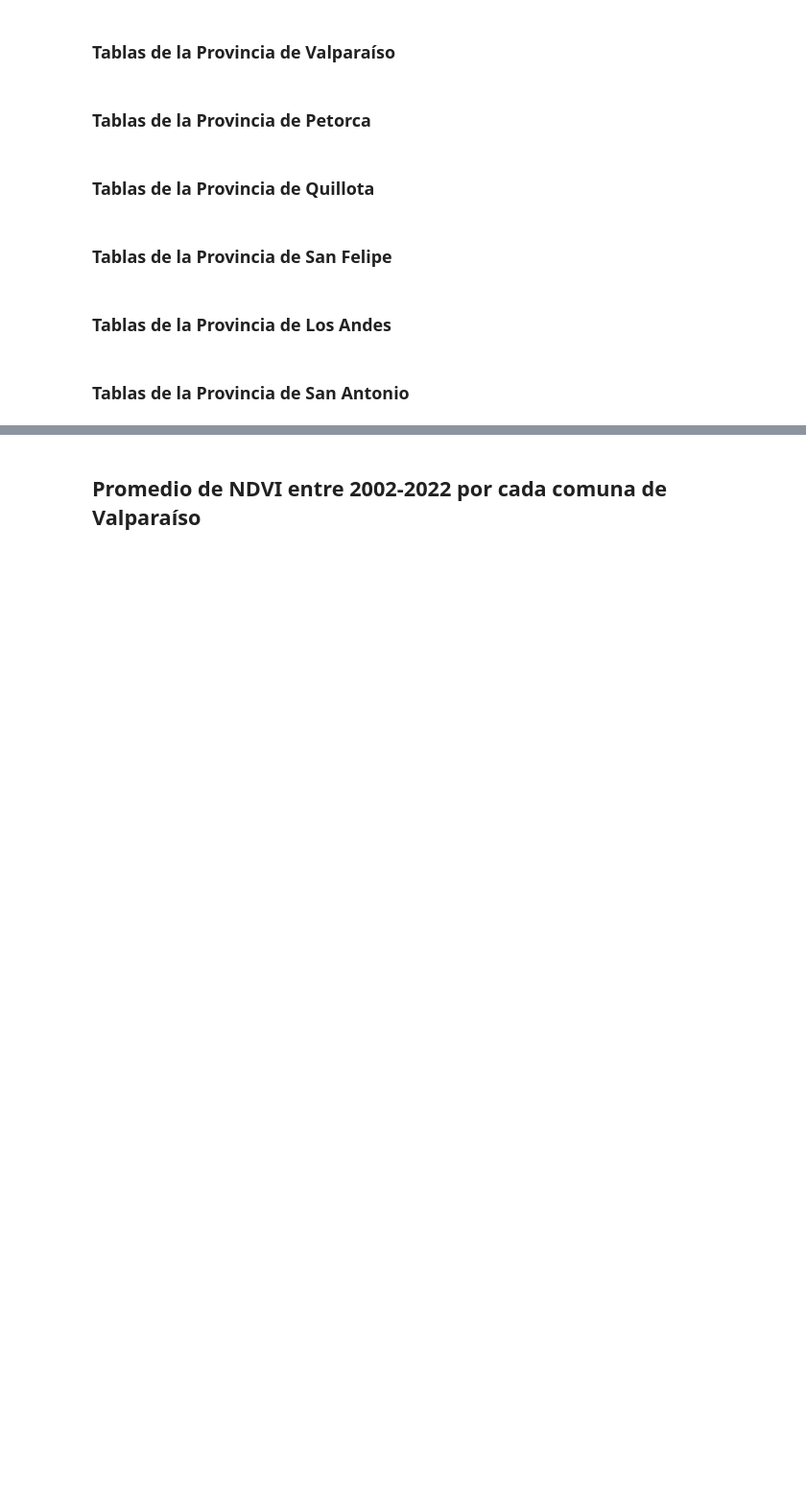
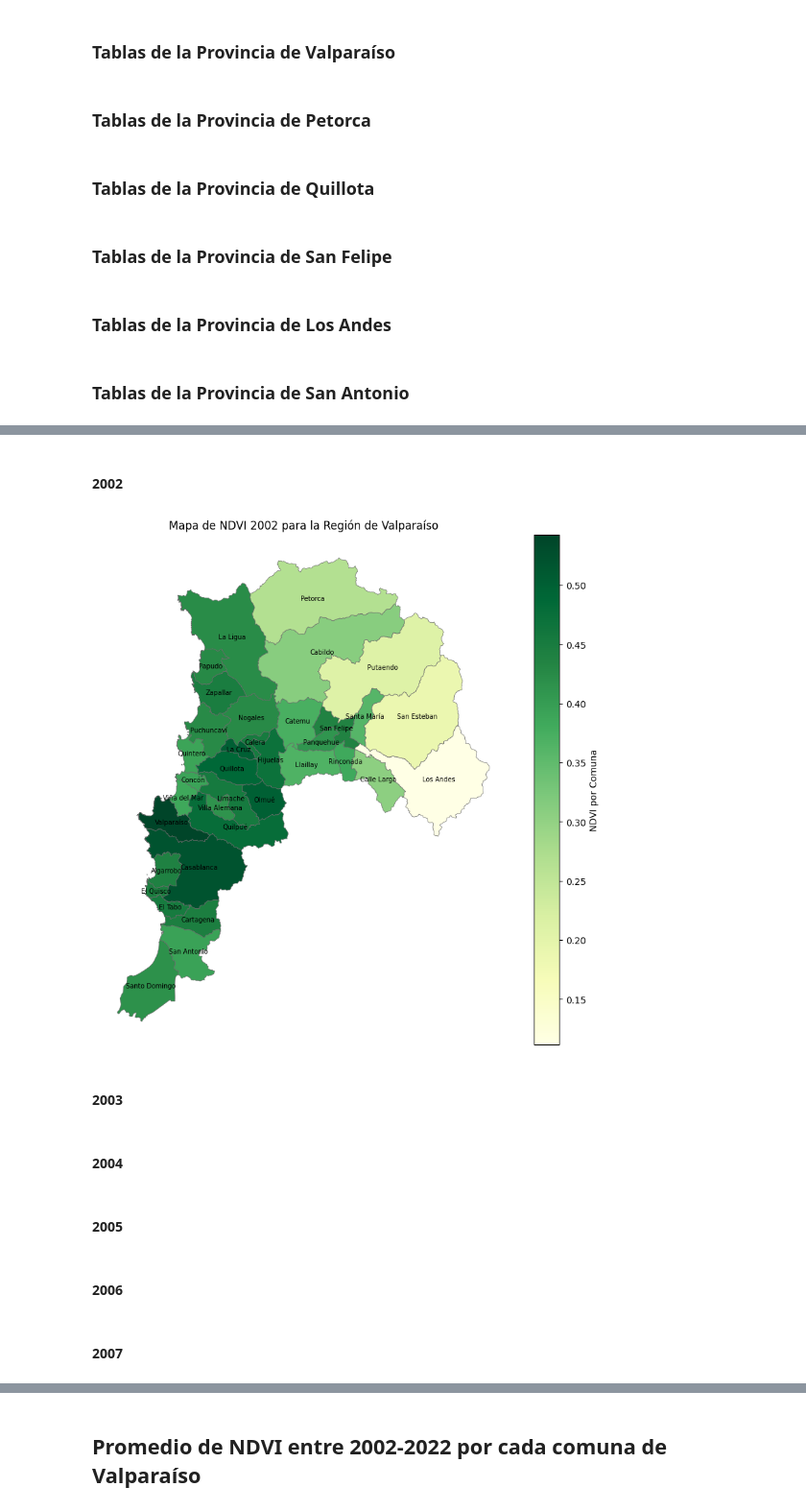
Before and after one commit to barbarapatino/Programa-de-investigacion-en-pregrado-IPRE-Green-Spaces-in-Valparaiso, a Jupyter notebook: code/estadisticas_valparaiso.ipynb, the cells around one changed output, grey strips where cells are left out. Shown at 96% size. Cells and saved outputs as stored; diff of their text form; code cells hidden in the pictures; blank space fills up the shorter version.

Commit message:
mapa Verano NDVI comunas de la Region de Valparaiso 2002

```diff
--- a/code/estadisticas_valparaiso.ipynb
+++ b/code/estadisticas_valparaiso.ipynb
@@ -116,0 +160,47 @@ df_winter_provincia_valparaiso = df_winter_valparaiso_copy[df_winter_valparaiso_
+# %%
+#Columnas de interés
+gdf = gdf[['cod_comuna', 'Comuna', 'geometry']]
+# %%
+# Unir los dos dataframes por el código de la comuna
+# Asegúrate de que los nombres de las columnas coincidan en ambos dataframes
+df_merged = gdf.merge(df_summer_valparaiso_copy, how='left', left_on='cod_comuna', right_on='COD_COMUNA')
+# %%
+df_merged['2002_NDVI'] = df_merged['2002_NDVI'].fillna(0)
+# %% [markdown]
+#### 2002
+# %%
+df_merged = df_merged.dropna(subset=['2002_NDVI'])
+# %%
+fig, ax = plt.subplots(1, 1, figsize=(10, 10))  # Aumentar más el tamaño de la figura
+
+df_merged.plot(column='2002_NDVI', ax=ax, legend=True,
+              legend_kwds={'label': "NDVI por Comuna"},
+              cmap='YlGn',  # Paleta de colores: 'YlGn' de amarillo a verde
+              missing_kwds={'color': 'lightgray'},  # Comunas sin datos tendrán color gris
+              edgecolor='dimgray', linewidth=0.5)  # Agregar bordes negros a las comunas
+
+for i, row in df_merged.iterrows():
+    x, y = row['geometry'].centroid.x, row['geometry'].centroid.y
+    label = f"{row['NOM_COM']}"  # Mostrar el nombre y el valor de NDVI
+    ax.text(x, y, label, fontsize=7, ha='center', va='center', color='black', fontweight=550)
+
+#for i, row in df_merged.iterrows():
+#    x, y = row['geometry'].centroid.x, row['geometry'].centroid.y
+#    label = f"{row['NOM_COM']}: {row['2002_NDVI']:.2f}"  # Mostrar el nombre y el valor de NDVI
+#    ax.text(x, y, label, fontsize=5.5, ha='center', va='center', color='black', fontweight=570)
+
+ax.set_axis_off()
+plt.title('Mapa de NDVI 2002 para la Región de Valparaíso')
+plt.show()
+# %% [output]
+[figure, added]
+# %% [markdown]
+#### 2003
+# %% [markdown]
+#### 2004
+# %% [markdown]
+#### 2005
+# %% [markdown]
+#### 2006
+# %% [markdown]
+#### 2007
```
Also changed, not shown: parts of 25 cells of this notebook, 24 other files.
